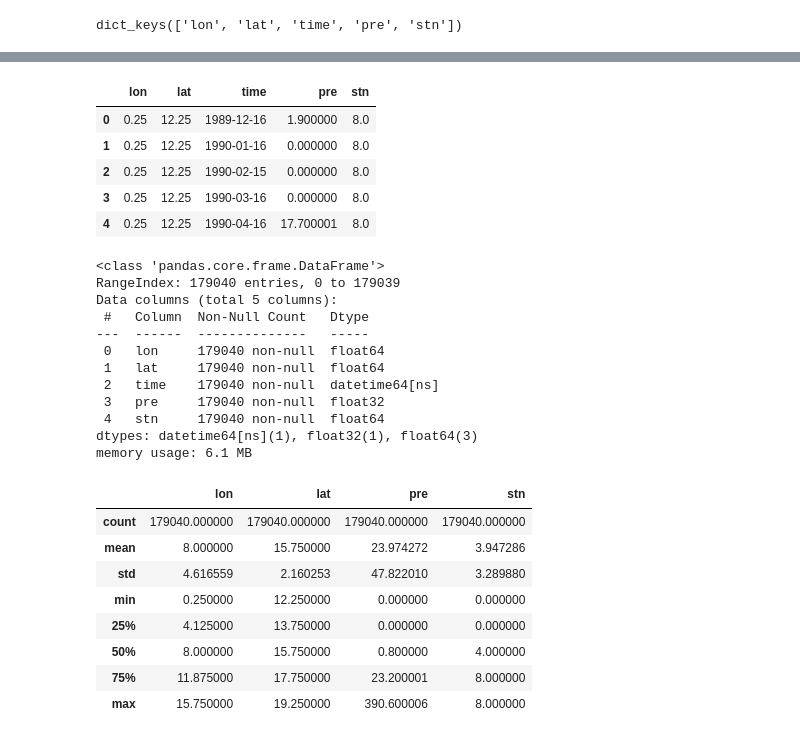
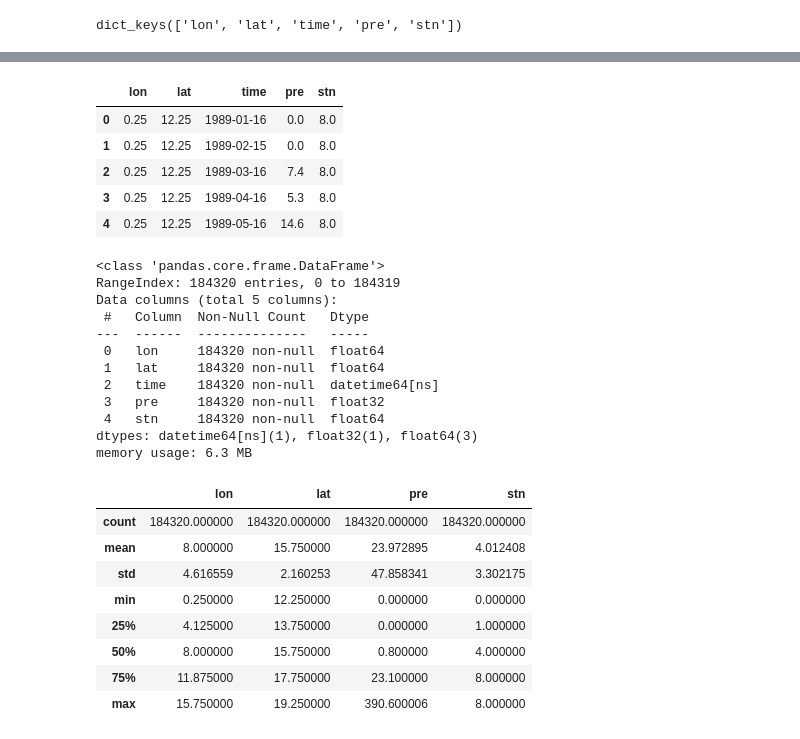
Before and after one commit to wwhite5/Springboard-Capstone-2-Time-Series, a Jupyter notebook: Final_Modeling.ipynb, the cells around one changed output, grey strips where cells are left out. Drawn from its saved outputs; the diff is of its cells as text; code cells hidden in the pictures.

```diff
--- a/Final_Modeling.ipynb
+++ b/Final_Modeling.ipynb
@@ -84,39 +90,39 @@ plt.show()
 # %%
-ds = xr.open_dataset('E:\\OtherCodeProjects\\Springboard Capstone Projects\\Springboard-Capstone-2-Data\\niger_rainfall.nc')
-rain_df = ds.to_dataframe()
-rain_df = rain_df.reset_index()
-rain_df.head()
+rain_ds = xr.open_dataset('E:\\OtherCodeProjects\\Springboard Capstone Projects\\Springboard-Capstone-2-Data\\niger_rainfall.nc')
+rain_df_all = rain_ds.to_dataframe()
+rain_df_all = rain_df_all.reset_index()
+rain_df_all.head()
 # %% [output]
 |  | lon | lat | time | pre | stn |
-| 0 | 0.25 | 12.25 | 1989-12-16 | 1.900000 | 8.0 |
-| 1 | 0.25 | 12.25 | 1990-01-16 | 0.000000 | 8.0 |
-| 2 | 0.25 | 12.25 | 1990-02-15 | 0.000000 | 8.0 |
-| 3 | 0.25 | 12.25 | 1990-03-16 | 0.000000 | 8.0 |
-| 4 | 0.25 | 12.25 | 1990-04-16 | 17.700001 | 8.0 |
+| 0 | 0.25 | 12.25 | 1989-01-16 | 0.0 | 8.0 |
+| 1 | 0.25 | 12.25 | 1989-02-15 | 0.0 | 8.0 |
+| 2 | 0.25 | 12.25 | 1989-03-16 | 7.4 | 8.0 |
+| 3 | 0.25 | 12.25 | 1989-04-16 | 5.3 | 8.0 |
+| 4 | 0.25 | 12.25 | 1989-05-16 | 14.6 | 8.0 |
 # %%
-rain_df.info()
+rain_df_all.info()
 # %% [output]
 <class 'pandas.core.frame.DataFrame'>
-RangeIndex: 179040 entries, 0 to 179039
+RangeIndex: 184320 entries, 0 to 184319
 Data columns (total 5 columns):
  #   Column  Non-Null Count   Dtype
 ---  ------  --------------   -----
- 0   lon     179040 non-null  float64
- 1   lat     179040 non-null  float64
- 2   time    179040 non-null  datetime64[ns]
- 3   pre     179040 non-null  float32
- 4   stn     179040 non-null  float64
+ 0   lon     184320 non-null  float64
+ 1   lat     184320 non-null  float64
+ 2   time    184320 non-null  datetime64[ns]
+ 3   pre     184320 non-null  float32
+ 4   stn     184320 non-null  float64
 dtypes: datetime64[ns](1), float32(1), float64(3)
-memory usage: 6.1 MB
+memory usage: 6.3 MB
 # %%
-rain_df.describe()
+rain_df_all.describe()
 # %% [output]
 |  | lon | lat | pre | stn |
-| count | 179040.000000 | 179040.000000 | 179040.000000 | 179040.000000 |
-| mean | 8.000000 | 15.750000 | 23.974272 | 3.947286 |
-| std | 4.616559 | 2.160253 | 47.822010 | 3.289880 |
+| count | 184320.000000 | 184320.000000 | 184320.000000 | 184320.000000 |
+| mean | 8.000000 | 15.750000 | 23.972895 | 4.012408 |
+| std | 4.616559 | 2.160253 | 47.858341 | 3.302175 |
 | min | 0.250000 | 12.250000 | 0.000000 | 0.000000 |
-| 25% | 4.125000 | 13.750000 | 0.000000 | 0.000000 |
+| 25% | 4.125000 | 13.750000 | 0.000000 | 1.000000 |
 | 50% | 8.000000 | 15.750000 | 0.800000 | 4.000000 |
-| 75% | 11.875000 | 17.750000 | 23.200001 | 8.000000 |
+| 75% | 11.875000 | 17.750000 | 23.100000 | 8.000000 |
 | max | 15.750000 | 19.250000 | 390.600006 | 8.000000 |
```
Also changed, not shown: parts of 32 cells of this notebook, 1 other file.
